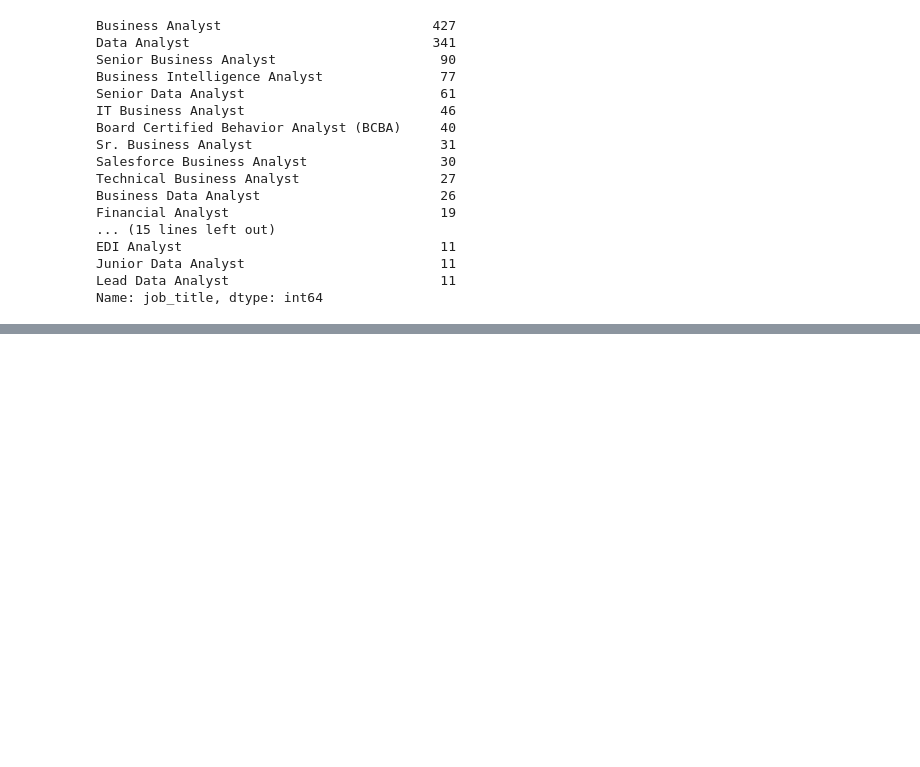
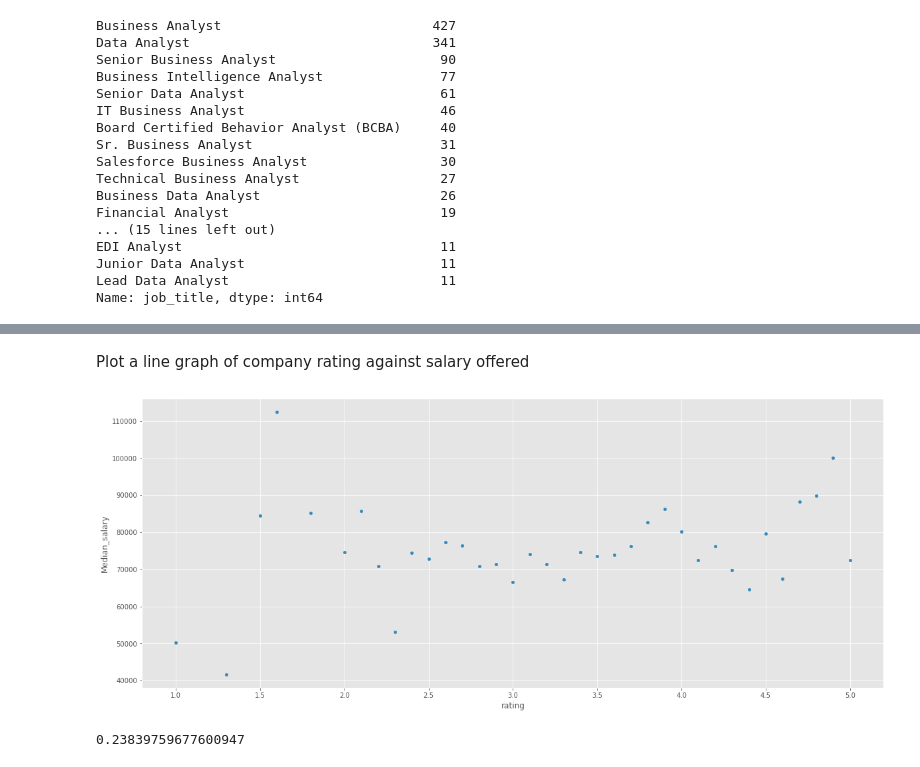
Before and after one commit to Derrick-Mulwa/SimplyHired-Job-Salary-Analysis, a Jupyter notebook: main.ipynb, the cells around one changed output, grey strips where cells are left out. Cells and saved outputs as stored; diff of their text form; code cells hidden in the pictures; blank space fills up the shorter version.

```diff
--- a/main.ipynb
+++ b/main.ipynb
@@ -329,0 +330,3 @@ The dataframe looks good to start working on. Lets test the hypotheses
+# %%
+ratings_testing = df
+ratings_testing.rating
@@ -329,0 +346,5 @@ The dataframe looks good to start working on. Lets test the hypotheses
+# %%
+#Drop all nas in the ratings column.
+
+ratings_testing.dropna(subset="rating", inplace=True)
+ratings_testing.head()
@@ -329,0 +410,7 @@ The dataframe looks good to start working on. Lets test the hypotheses
+# %%
+# Group the data by rating column and get the average of the group's salary. From the resultant dataframe, select the
+# Median_salary column
+data = ratings_testing.groupby("rating").mean()["Median_salary"]
+data.sort_index(inplace = True)
+data = data.to_frame().reset_index()
+data
@@ -329,0 +435,16 @@ The dataframe looks good to start working on. Lets test the hypotheses
+# %% [markdown]
+Plot a line graph of company rating against salary offered
+# %%
+# use ggplot style
+
+plt.style.use("ggplot")
+
+chart = data.plot.scatter( x="rating", y="Median_salary" ,figsize=(20, 8))
+# %% [output]
+[figure, added]
+# %%
+# Get the correlation coefficient of the two variable
+
+data.rating.corr(data.Median_salary)
+# %% [output]
+0.23839759677600947
```
Also changed, not shown: parts of 29 cells of this notebook, 1 other file.
